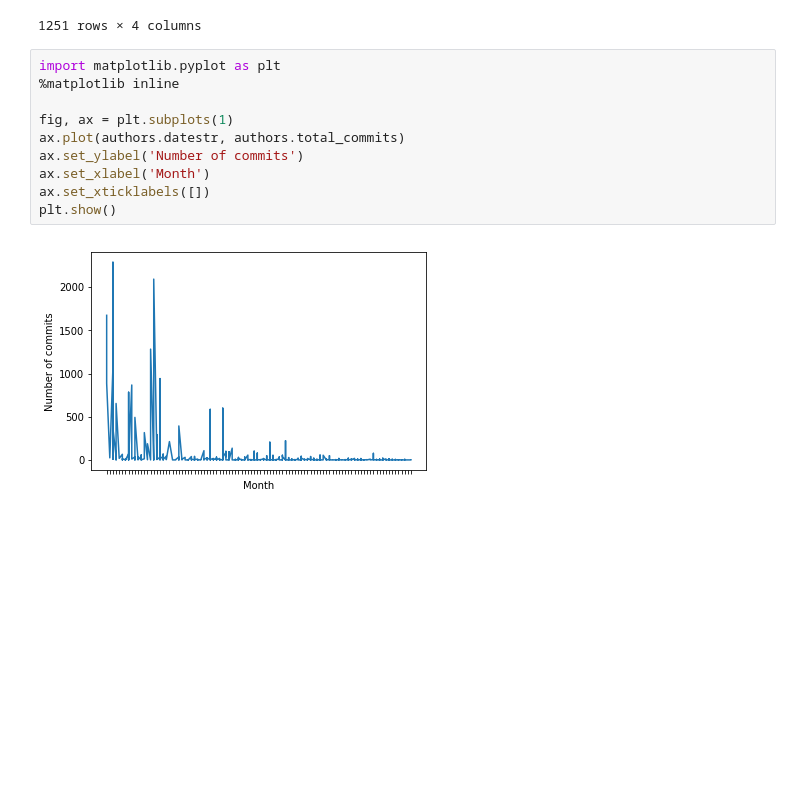
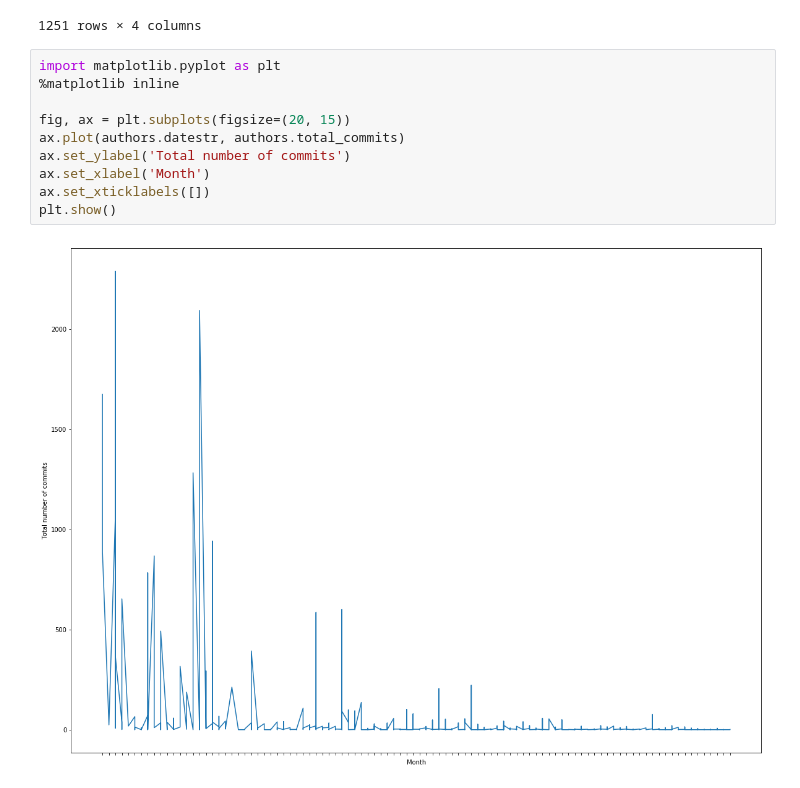
Before and after one commit to aswanipranjal/Data-Science, a Jupyter notebook: Data Analysis/CHAOSS/ElasticSearch/microtask_1_test.ipynb, the cells around one changed output. Saved outputs shown, nothing was run; the diff lists cells and outputs as text; blank space fills up the shorter version.

```diff
--- a/Data Analysis/CHAOSS/ElasticSearch/microtask_1_test.ipynb
+++ b/Data Analysis/CHAOSS/ElasticSearch/microtask_1_test.ipynb
@@ -226,12 +226,12 @@ authors
 # %%
 import matplotlib.pyplot as plt
 %matplotlib inline
 
-fig, ax = plt.subplots(1)
+fig, ax = plt.subplots(figsize=(20, 15))
 ax.plot(authors.datestr, authors.total_commits)
-ax.set_ylabel('Number of commits')
+ax.set_ylabel('Total number of commits')
 ax.set_xlabel('Month')
 ax.set_xticklabels([])
 plt.show()
 # %% [output]
-[figure, old version]
+[figure, new version]
```
